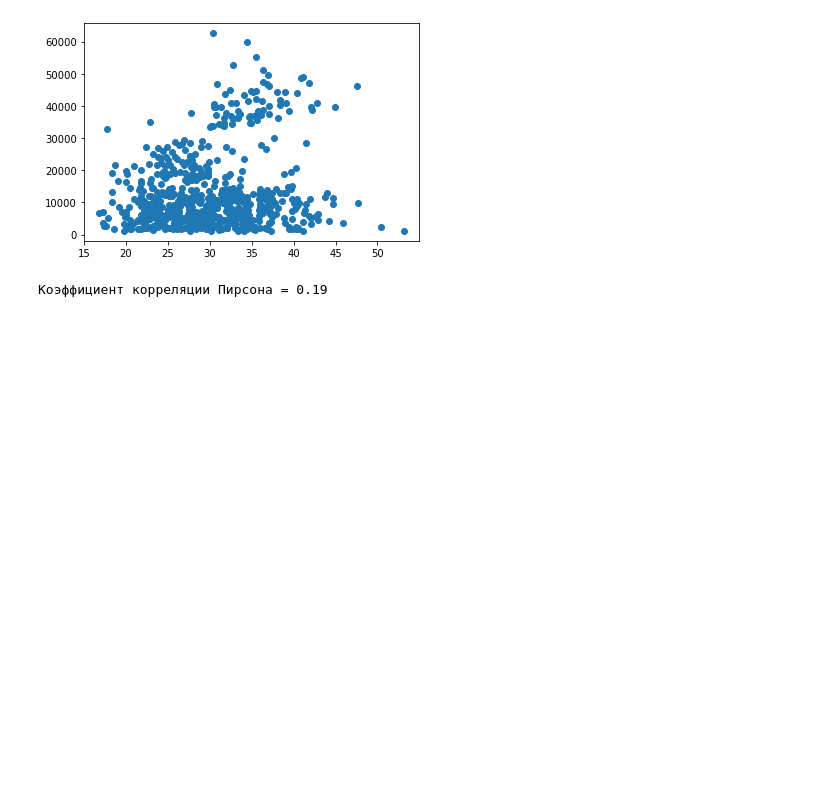
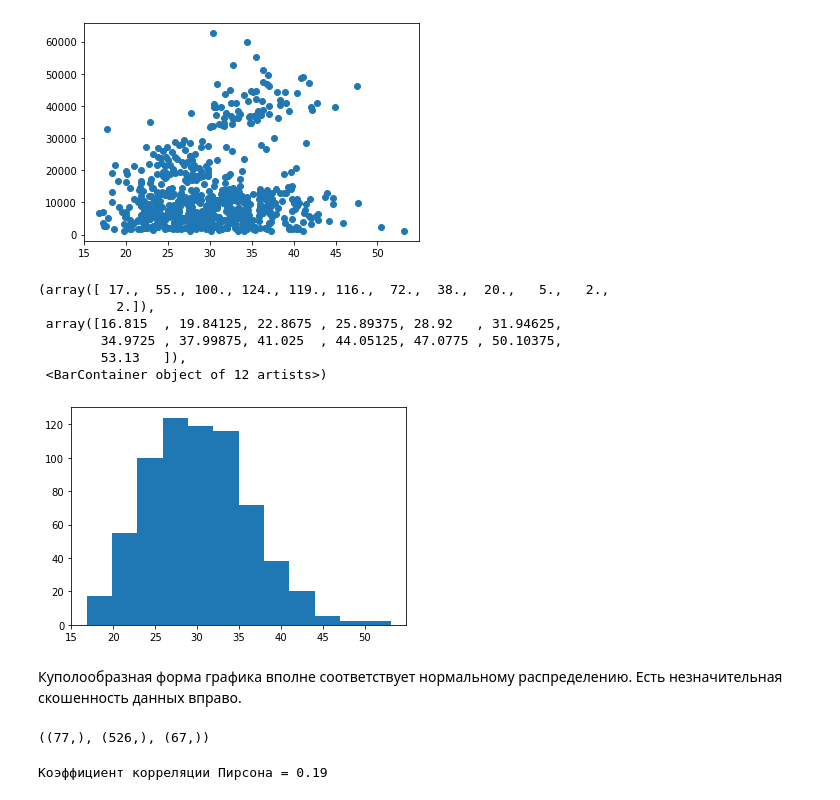
Before and after one commit to Lipetskiy/DE_Sprint, a Jupyter notebook: practicum_3/practicum_3.ipynb, the cells around one changed output. Cells and saved outputs as stored; diff of their text form; code cells hidden in the pictures; blank space fills up the shorter version.

```diff
--- a/practicum_3/practicum_3.ipynb
+++ b/practicum_3/practicum_3.ipynb
@@ -171,6 +212,23 @@ plt.scatter(bmi, charges)
 # %% [output]
 <matplotlib.collections.PathCollection at 0x...>
 [figure]
+# %%
+plt.hist(bmi, bins=12)
+# %% [output]
+(array([ 17.,  55., 100., 124., 119., 116.,  72.,  38.,  20.,   5.,   2.,
+          2.]),
+ array([16.815  , 19.84125, 22.8675 , 25.89375, 28.92   , 31.94625,
+        34.9725 , 37.99875, 41.025  , 44.05125, 47.0775 , 50.10375,
+        53.13   ]),
+ <BarContainer object of 12 artists>)
+[figure, added]
+# %% [markdown]
+Куполообразная форма графика вполне соответствует нормальному распределению. Есть незначительная скошенность данных вправо.
+# %%
+# Выделение групп по индексу массы тела
+bmi[bmi<=23].shape, bmi[bmi>23][bmi[bmi>23]<=38].shape, bmi[bmi>38].shape
+# %% [output]
+((77,), (526,), (67,))
 # %%
 print(f'Коэффициент корреляции Пирсона = {round(np.corrcoef(bmi, charges)[0][1], 2)}')
 # %% [output]
```
Also changed, not shown: parts of 34 cells of this notebook.
